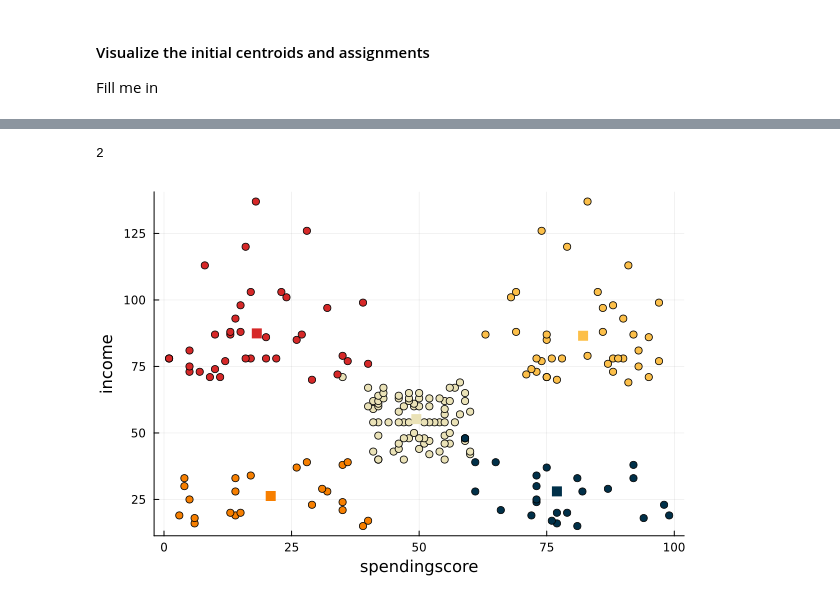
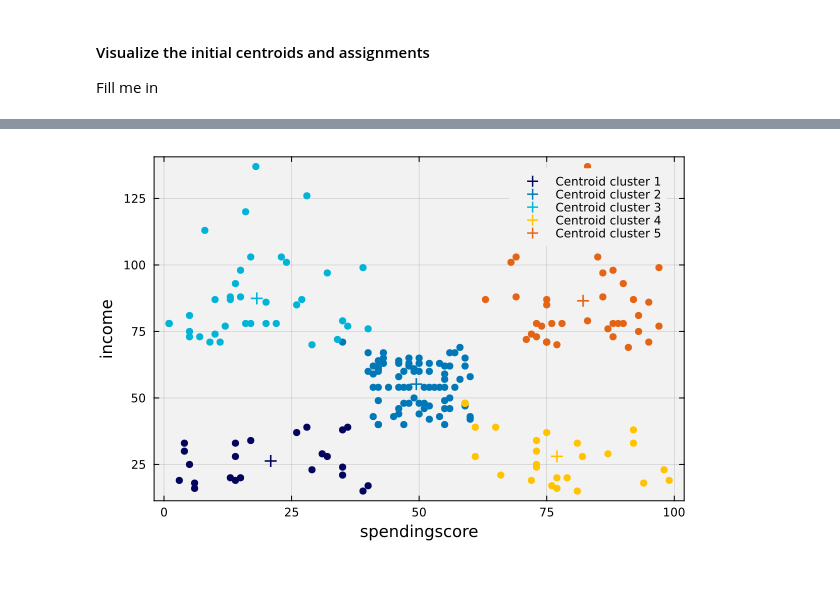
Before and after one commit to varnerlab/CHEME-5820-Lectures-Spring-2025, a Jupyter notebook: lectures/week-1/L1c/L1c-UnsupervisedLearningAndClustering-S2025.ipynb, the cells around one changed output, grey strips where cells are left out. Saved outputs shown, nothing was run; the diff lists cells and outputs as text; code cells hidden in the pictures.

```diff
--- a/lectures/week-1/L1c/L1c-UnsupervisedLearningAndClustering-S2025.ipynb
+++ b/lectures/week-1/L1c/L1c-UnsupervisedLearningAndClustering-S2025.ipynb
@@ -103,11 +101,11 @@ K = 5; # number of clusters
 setup the color dictionary for the visualizations in the lecture:
 # %%
 my_color_dictionary = Dict{Int64,RGB}();
-my_color_dictionary[1] = colorant"#003049";
-my_color_dictionary[2] = colorant"#d62828";
-my_color_dictionary[3] = colorant"#f77f00";
-my_color_dictionary[4] = colorant"#fcbf49";
-my_color_dictionary[5] = colorant"#eae2b7";
+my_color_dictionary[1] = colorant"#03045e";
+my_color_dictionary[2] = colorant"#0077b6";
+my_color_dictionary[3] = colorant"#00b4d8";
+my_color_dictionary[4] = colorant"#ffc300";
+my_color_dictionary[5] = colorant"#e36414";
 # %% [markdown]
 ## What is unsupervised learning?
 Fill me in
@@ -135,6 +133,7 @@ model = build(MyNaiveKMeansClusteringAlgorithm, (
         number_of_points = n,
         K = K,
         ϵ = ϵ,
+        scale_factor = 1.0, # scale of the data
 ));
 # %% [markdown]
 Fill me in about what is in the model
@@ -189,34 +176,30 @@ result[1]
-# %%
-findfirst(x-> x == "gender", names(dataset))
-# %% [output]
-2
 # %%
 let
 
-    p = plot(); # make an empty plot
+    p = plot(bg="gray95", background_color_outside="white", framestyle = :box, fg_legend = :transparent); # make an empty plot
     horizontal_column = :spendingscore
     vertical_column = :income
     horizontal_index = findfirst(x-> x == String(horizontal_column), names(dataset)) - 1; # correct for the id col
     vertical_index = findfirst(x-> x == String(vertical_column), names(dataset)) - 1; # correct for the id col
 
     assignments = result[1];
     for i ∈ eachindex(assignments);
         a = assignments[i];
-        scatter!([dataset[i, horizontal_column]], [dataset[i, vertical_column]], label="", c=my_color_dictionary[a]);
+        scatter!([dataset[i, horizontal_column]], [dataset[i, vertical_column]], label="", c=my_color_dictionary[a], msc=my_color_dictionary[a]);
     end
     current();
 
     # plot the centroids -
     centroids = result[2];
     for k ∈ 1:K
         c = centroids[k]
-        scatter!([c[horizontal_index]], [c[vertical_index]], label="", msc=my_color_dictionary[k], c=my_color_dictionary[k],
-            ms=5, markerstrokewidth=2, markershape = :square)
+        scatter!([c[horizontal_index]], [c[vertical_index]], label="Centroid cluster $(k)", msc=my_color_dictionary[k], c=my_color_dictionary[k],
+            ms=6, markerstrokewidth=2, markershape = :plus)
     end
     current();
 
     xlabel!("$(String(horizontal_column))");
     ylabel!("$(String(vertical_column))");
 end
 # %% [output]
-[figure, old version]
+[figure, new version]
```
Also changed, not shown: parts of 6 cells of this notebook, 3 other files.
